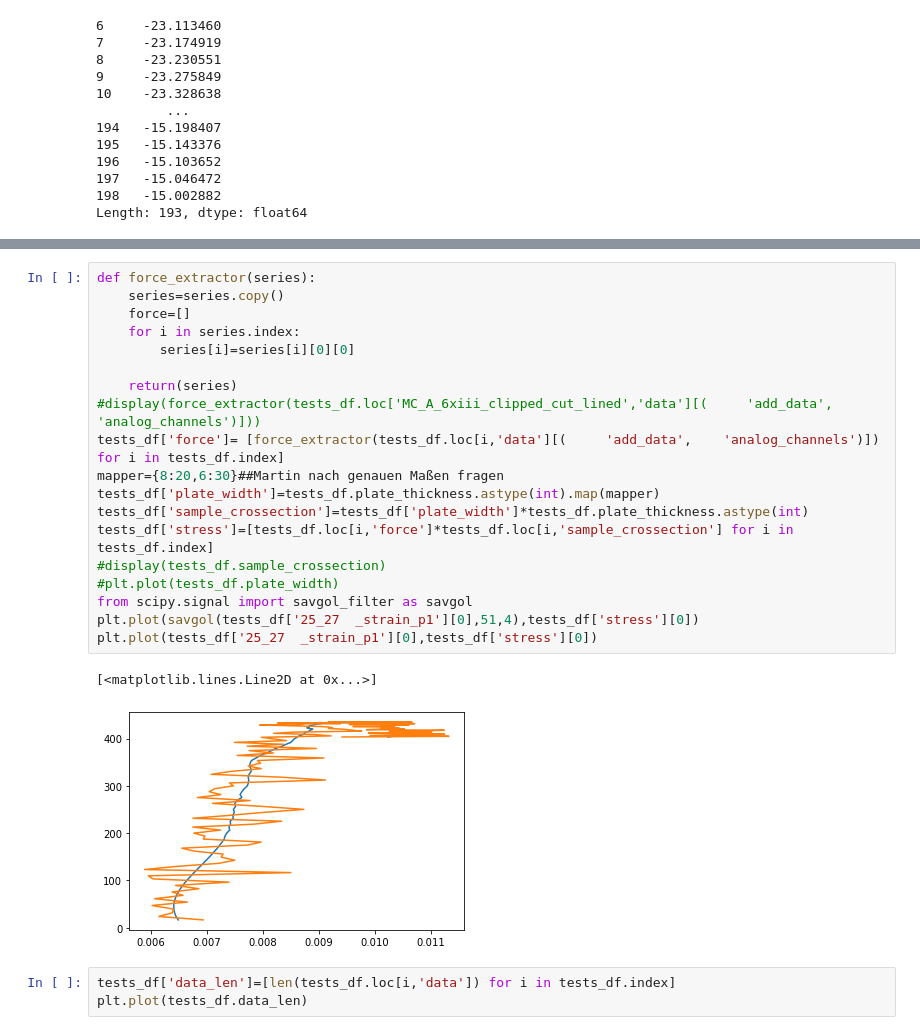
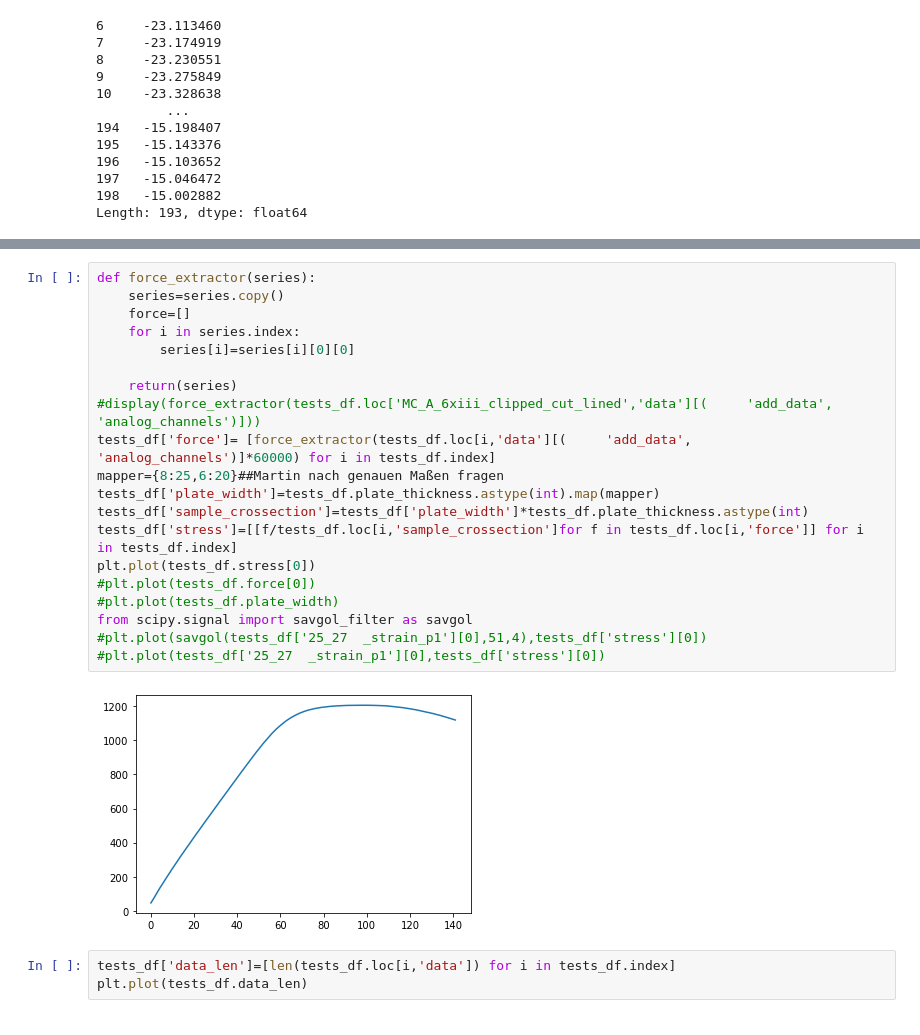
Before and after one commit to KMDE-10/DIC, a Jupyter notebook: pickle_import_analys.ipynb, the cells around one changed output, grey strips where cells are left out. Cells and saved outputs as stored; diff of their text form.

Commit message:
export für Fa3 sitzung mit MC-Alles Plot

```diff
--- a/pickle_import_analys.ipynb
+++ b/pickle_import_analys.ipynb
@@ -322,25 +306,25 @@ Index(['paths', 'ok', 'crack', 'pos', 'left_12-5', 'step_start', 'step_stop',
 # %%
 def force_extractor(series):
     series=series.copy()
     force=[]
     for i in series.index:
         series[i]=series[i][0][0]
 
     return(series)
 #display(force_extractor(tests_df.loc['MC_A_6xiii_clipped_cut_lined','data'][(     'add_data',    'analog_channels')]))
-tests_df['force']= [force_extractor(tests_df.loc[i,'data'][(     'add_data',    'analog_channels')]) for i in tests_df.index]
-mapper={8:20,6:30}##Martin nach genauen Maßen fragen
+tests_df['force']= [force_extractor(tests_df.loc[i,'data'][(     'add_data',    'analog_channels')]*60000) for i in tests_df.index]
+mapper={8:25,6:20}##Martin nach genauen Maßen fragen
 tests_df['plate_width']=tests_df.plate_thickness.astype(int).map(mapper)
 tests_df['sample_crossection']=tests_df['plate_width']*tests_df.plate_thickness.astype(int)
-tests_df['stress']=[tests_df.loc[i,'force']*tests_df.loc[i,'sample_crossection'] for i in tests_df.index]
-#display(tests_df.sample_crossection)
+tests_df['stress']=[[f/tests_df.loc[i,'sample_crossection']for f in tests_df.loc[i,'force']] for i in tests_df.index]
+plt.plot(tests_df.stress[0])
+#plt.plot(tests_df.force[0])
 #plt.plot(tests_df.plate_width)
 from scipy.signal import savgol_filter as savgol
-plt.plot(savgol(tests_df['25_27  _strain_p1'][0],51,4),tests_df['stress'][0])
-plt.plot(tests_df['25_27  _strain_p1'][0],tests_df['stress'][0])
+#plt.plot(savgol(tests_df['25_27  _strain_p1'][0],51,4),tests_df['stress'][0])
+#plt.plot(tests_df['25_27  _strain_p1'][0],tests_df['stress'][0])
 # %% [output]
-[<matplotlib.lines.Line2D at 0x...>]
-[figure, old version]
+[figure, new version]
 # %%
 tests_df['data_len']=[len(tests_df.loc[i,'data']) for i in tests_df.index]
 plt.plot(tests_df.data_len)
```
Also changed, not shown: parts of 15 cells of this notebook.
